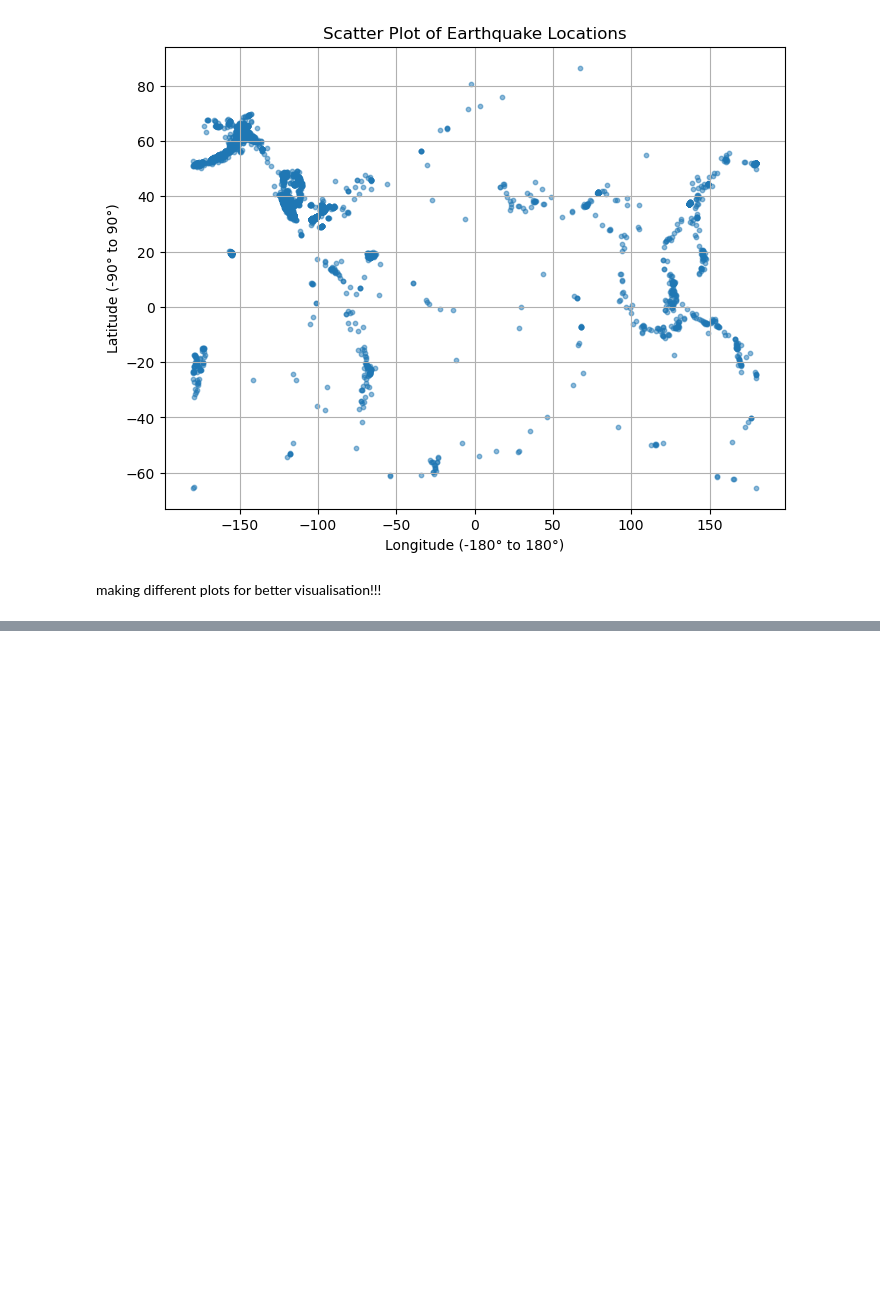
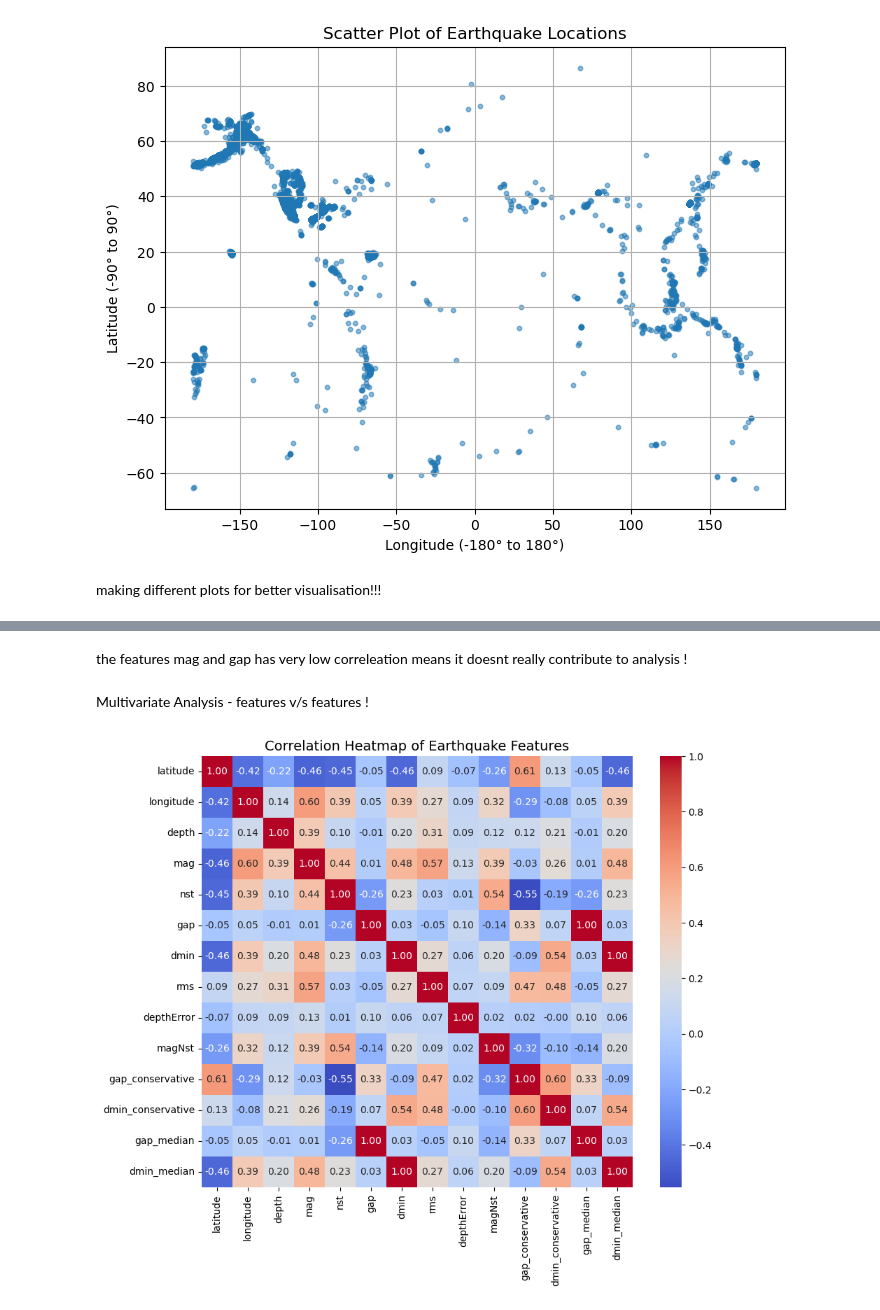
Before and after one commit to Sahil-Dev404/DBSCAN-Uni-Project, a Jupyter notebook: Exp_data_Analysis.ipynb, the cells around one changed output, grey strips where cells are left out. Cells and saved outputs as stored; diff of their text form; code cells hidden in the pictures; blank space fills up the shorter version.

```diff
--- a/Exp_data_Analysis.ipynb
+++ b/Exp_data_Analysis.ipynb
@@ -435,0 +487,19 @@ fig.show()
+# %% [markdown]
+the features mag and gap has very low correleation means it doesnt really contribute to analysis !
+# %% [markdown]
+Multivariate Analysis - features v/s features !
+# %%
+# Select only numeric columns for correlation
+numeric_cols = df.select_dtypes(include=['float64', 'int64'])
+
+# Compute correlation matrix
+corr_matrix = numeric_cols.corr()
+
+# Plot heatmap
+plt.figure(figsize=(10, 8))
+sns.heatmap(corr_matrix, annot=True, fmt=".2f", cmap="coolwarm", cbar=True, square=True)
+plt.title('Correlation Heatmap of Earthquake Features', fontsize=14)
+plt.savefig("correlation_heatmap_of_earthquake_features.png",dpi=300, bbox_inches="tight")
+plt.show()
+# %% [output]
+[figure, added]
```
Also changed, not shown: parts of 7 cells of this notebook, 1 other file.
